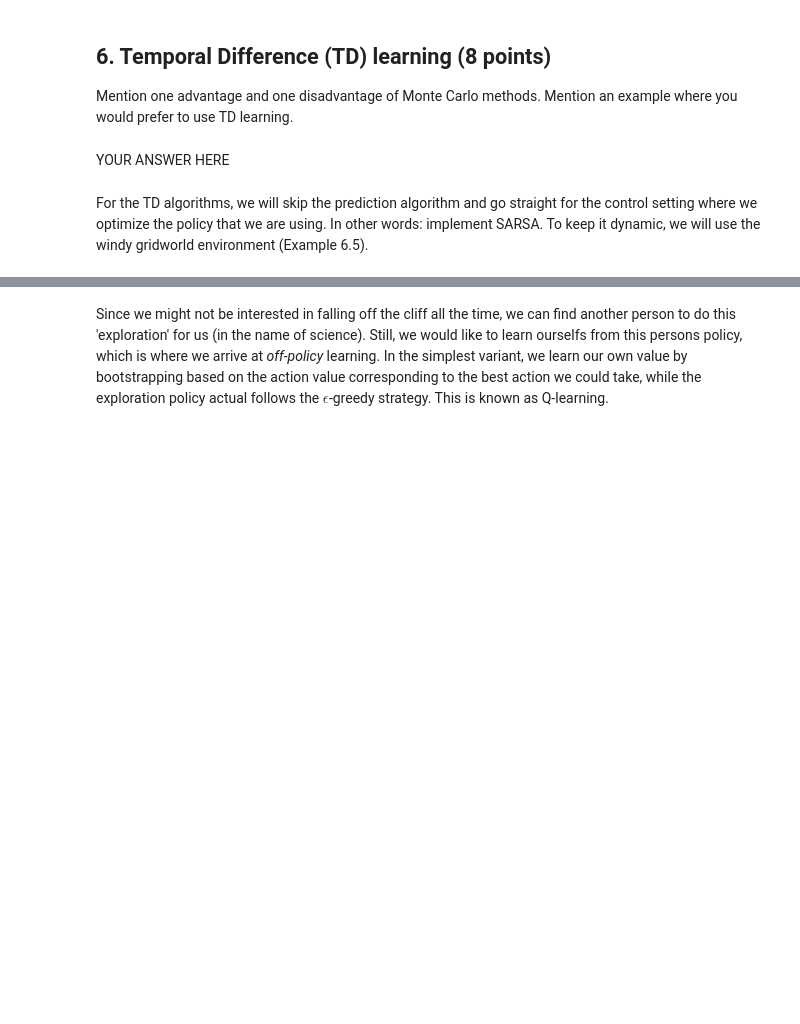
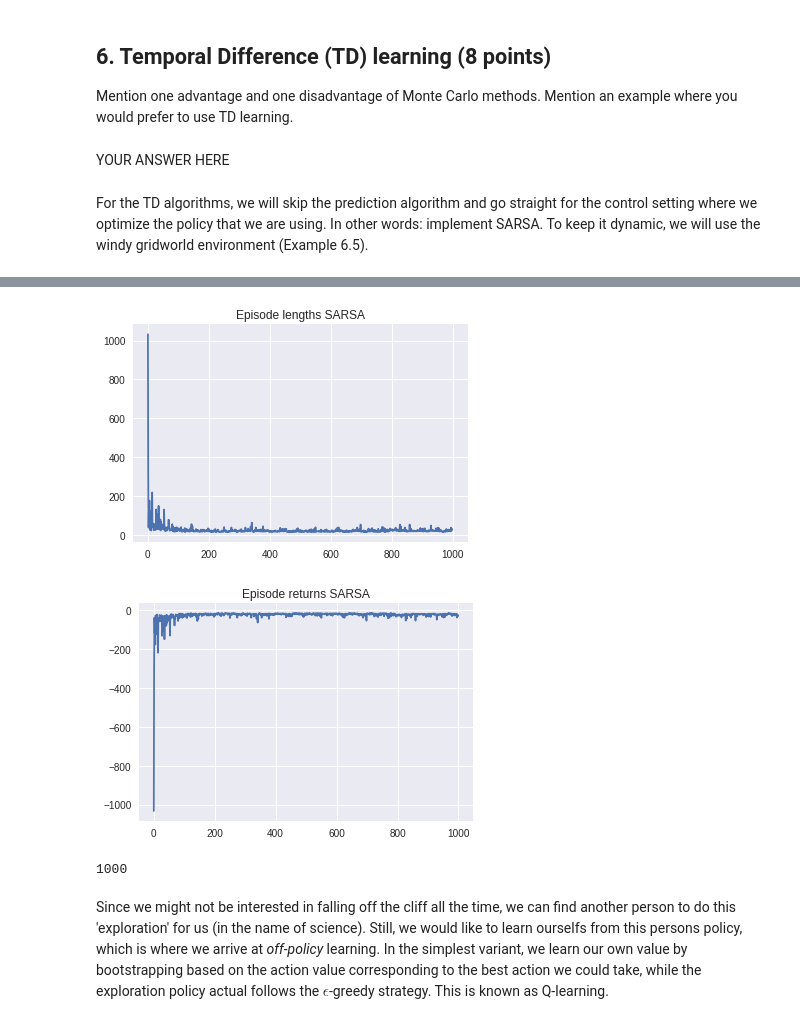
Before and after one commit to askliar/reinforcement-learning, a Jupyter notebook: labs/lab1/lab1_colab.ipynb, the cells around one changed output, grey strips where cells are left out. Saved outputs shown, nothing was run; the diff lists cells and outputs as text; code cells hidden in the pictures; blank space fills up the shorter version.

```diff
--- a/labs/lab1/lab1_colab.ipynb
+++ b/labs/lab1/lab1_colab.ipynb
@@ -558,8 +563,10 @@ def make_epsilon_greedy_policy(Q, epsilon, nA):
 
     """
     def policy_fn(observation):
-        # YOUR CODE HERE
-        raise NotImplementedError()
+        idx_max = np.argmax(Q[observation])
+        probabilities = np.ones(nA) * (epsilon / nA)
+        probabilities[idx_max] =  1-epsilon + epsilon/nA
+        return probabilities
     return policy_fn
 # %%
 def mc_control_epsilon_greedy(env, num_episodes, discount_factor=1.0, epsilon=0.1):
@@ -605,5 +653,5 @@ Q, policy = mc_control_epsilon_greedy(env, num_episodes=10000, epsilon=0.1)
 # %%
 %%time
-Q, policy = mc_control_epsilon_greedy(env, num_episodes=500000, epsilon=0.1)
+Q_500k, policy_500k = mc_control_epsilon_greedy(env, num_episodes=500000, epsilon=0.1)
 # %% [markdown]
 How can you obtain the (V-)value function from the Q-value function? Plot the (V-)value function that is the result of 500K iterations. Additionally, visualize the greedy policy similar to Figure 5.2 in the book. Use a white square for hitting, black for sticking.
@@ -640,37 +801,59 @@ def sarsa(env, num_episodes, discount_factor=1.0, alpha=0.5, epsilon=0.1, Q=None
     """
 
     # The final action-value function.
     # A nested dictionary that maps state -> (action -> action-value).
     if Q is None:
         Q = defaultdict(lambda: np.zeros(env.action_space.n))
 
     # Keeps track of useful statistics
     stats = []
 
     # The policy we're following
-    policy = make_epsilon_greedy_policy(Q, epsilon, env.action_space.n)
+#     def take_action(state):
+#       return np.random.choice(range(env.action_space.n), 1, p=policy(state))[0]
 
-
+#       a = policy(s)
+#       s, r, done, _ = env.step(a)
     for i_episode in tqdm(range(num_episodes)):
         i = 0
         R = 0
+        policy = make_epsilon_greedy_policy(Q, epsilon, env.action_space.n)
 
-        # YOUR CODE HERE
-        raise NotImplementedError()
+        s = env.reset()
+        a = np.random.choice(range(env.action_space.n), 1, p=policy(s))[0]
+
+        while True:
+          s_prime, r, done, _ = env.step(a)
+
+          i += 1
+          R += r
+          if done:
+            break
+          policy = make_epsilon_greedy_policy(Q, epsilon, env.action_space.n)
+
+          a_prime = np.random.choice(range(env.action_space.n), 1, p=policy(s_prime))[0]
+          Q[s][a] += alpha * (r + discount_factor * Q[s_prime][a_prime] - Q[s][a])
+
+          s, a = s_prime, a_prime
 
         stats.append((i, R))
     episode_lengths, episode_returns = zip(*stats)
     return Q, (episode_lengths, episode_returns)
 
 Q_sarsa, (episode_lengths_sarsa, episode_returns_sarsa) = sarsa(env, 1000)
 
 # We will help you with plotting this time
 plt.plot(episode_lengths_sarsa)
 plt.title('Episode lengths SARSA')
 plt.show()
 plt.plot(episode_returns_sarsa)
 plt.title('Episode returns SARSA')
 plt.show()
+print(len(episode_returns_sarsa))
+# %% [output]
+[figure, added]
+[figure, added]
+1000
 # %% [markdown]
 Since we might not be interested in falling off the cliff all the time, we can find another person to do this 'exploration' for us (in the name of science). Still, we would like to learn ourselfs from this persons policy, which is where we arrive at _off-policy_ learning. In the simplest variant, we learn our own value by bootstrapping based on the action value corresponding to the best action we could take, while the exploration policy actual follows the $\epsilon$-greedy strategy. This is known as Q-learning.
 # %%
```
Also changed, not shown: parts of 9 cells of this notebook.
